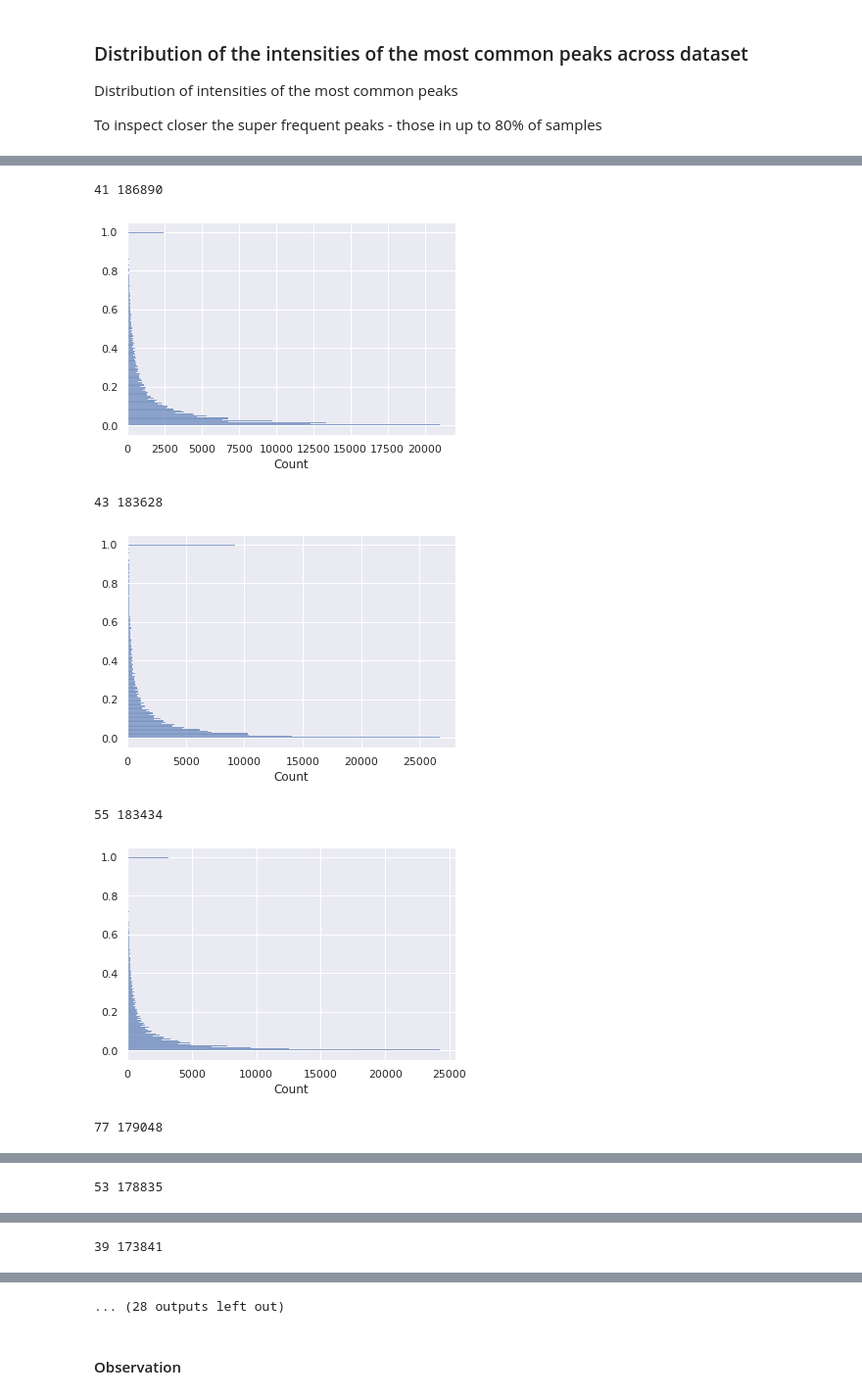
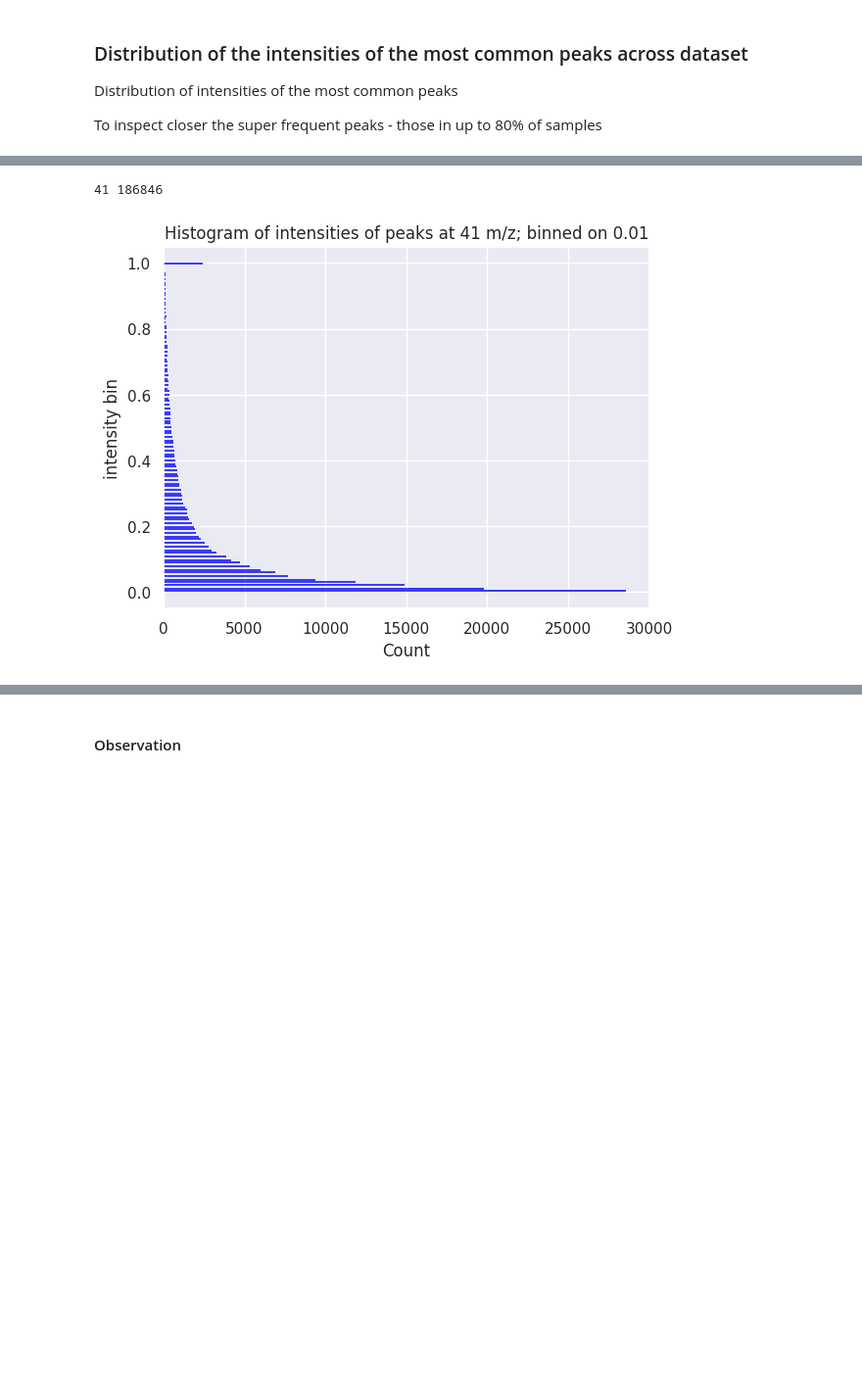
Before and after one commit to michal-stary/missing-peaks-prediction, a Jupyter notebook: explore_data.ipynb, the cells around one changed output, grey strips where cells are left out. Shown: that part at 98% size. Saved outputs shown, nothing was run; the diff lists cells and outputs as text; code cells hidden in the pictures; blank space fills up the shorter version.

```diff
--- a/explore_data.ipynb
+++ b/explore_data.ipynb
@@ -65,3 +77,14 @@ data = [*load_from_msp(data_path)]
+# %%
+def get_spectra(path):
+    # Load data from MSP file and apply filters
+    spectrums = [spectrum_processing(s, min_rel_int=None) for s in load_from_msp(path)]
+    # Omit spectrums that didn't qualify for analysis
+    spectrums = [s for s in spectrums if s is not None]
+    # Create spectrum documents
+    return spectrums
+data = get_spectra(data_train_path)
+# spectrums_val = get_spectra(data_val_path)
+# spectrums_test = get_spectra(data_test_path)
 # %%
 data[19].peaks.mz, data[19].peaks.intensities
 # %% [output]
@@ -72,5 +95,0 @@ data[19].peaks.mz, data[19].peaks.intensities
-# %%
-# normalize intensities
-data = [normalize_intensities(rec) for rec in data]
-
-data[19].peaks.mz, data[19].peaks.intensities
@@ -206,0 +222,12 @@ None
+# %%
+perc75 = len(data)/100*75
+perc50 = len(data)/100*50
+
+p50 = 0
+for mz, val in occurences.most_common():
+    if val > perc75:
+        print(mz)
+    if val> perc50:
+        p50 +=1
+
+print("d", p50)
@@ -313,16 +354,15 @@ def get_peak_ints(data):
 
 p_to_ints = get_peak_ints(data)
 # %%
-for p, c in occurences.most_common(20):
+for p, c in occurences.most_common(1):
     print(p,c)
-    sns.histplot(y=(np.array(p_to_ints[p-1])*1000).astype(int)/1000)
+    ax = sns.histplot(y=(np.array(p_to_ints[p-1])*100).astype(int)/100, color="blue")
     assert len(p_to_ints[p-1]) == c
+    plt.ylabel("intensity bin")
+    plt.setp(ax.patches, linewidth=0)
+    plt.title(f"Histogram of intensities of peaks at {p} m/z; binned on 0.01")
+    plt.savefig("figures/dataset/most_common_int.pdf")
     plt.show()
 # %% [output]
-41 186890
+41 186846
-[figure, old version]
+[figure, new version]
-43 183628
-[figure, removed]
-55 183434
-[figure, removed]
-77 179048
@@ -330 +368,0 @@ for p, c in occurences.most_common(20):
-53 178835
@@ -332 +368,0 @@ for p, c in occurences.most_common(20):
-39 173841
@@ -334,4 +369,3 @@ for p, c in occurences.most_common(20):
-... (28 outputs left out)
 # %% [markdown]
 #### Observation
 # %% [markdown]
```
Also changed, not shown: parts of 36 cells of this notebook, 18 other files.
